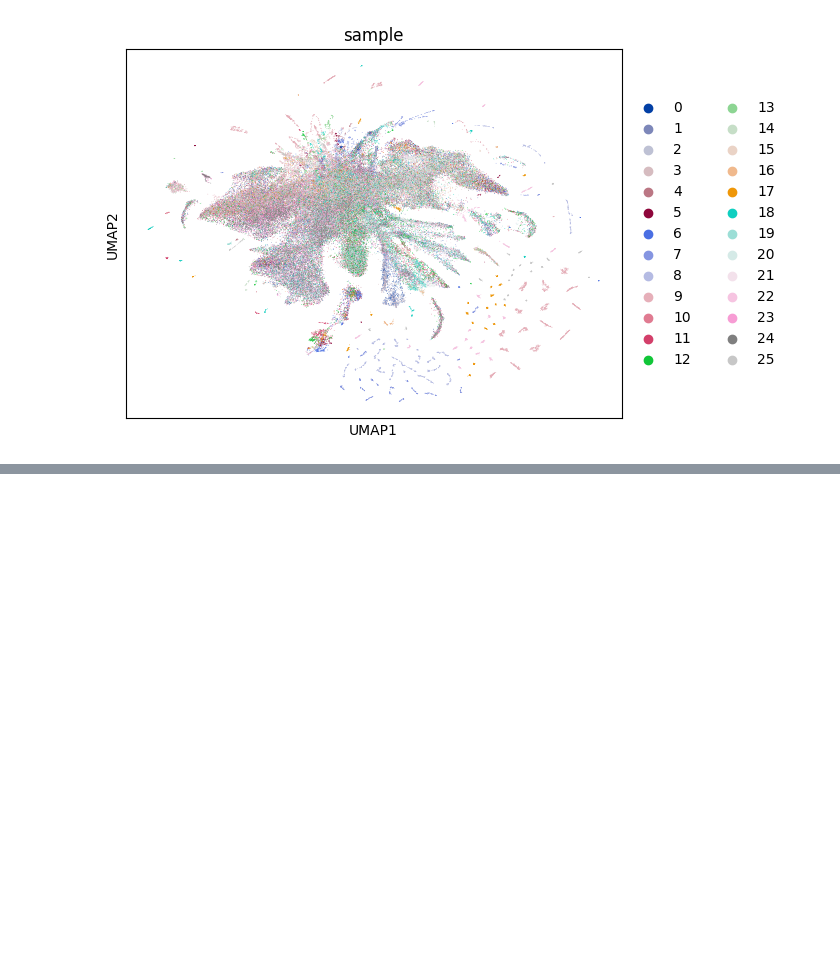
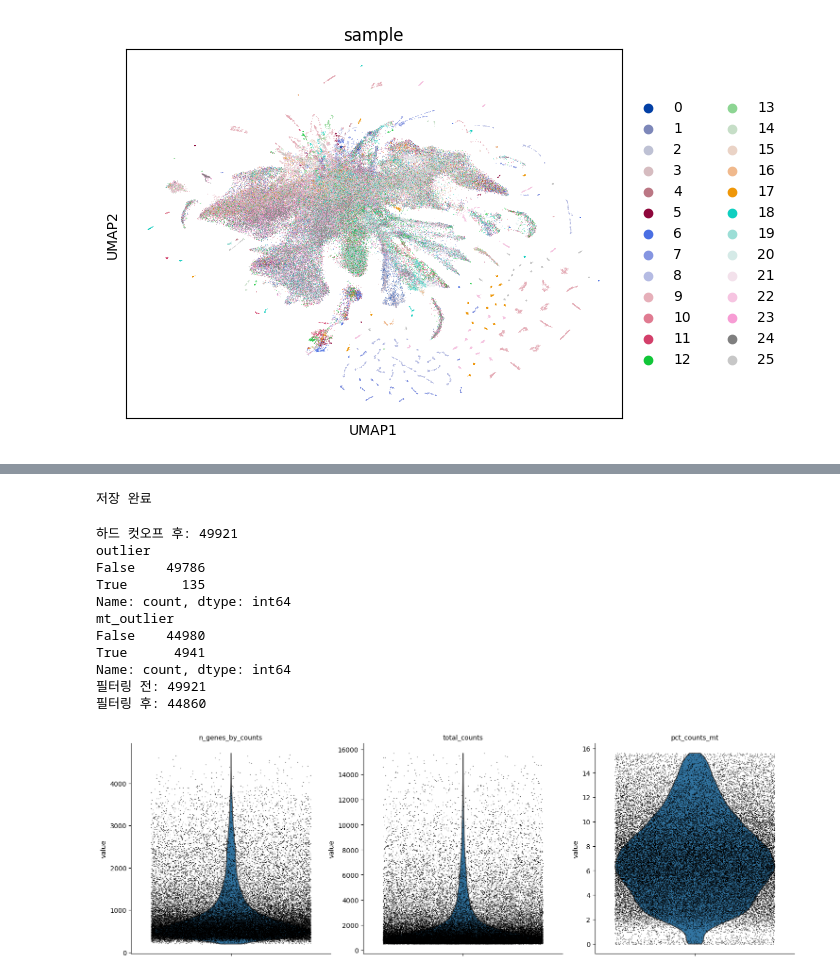
Before and after one commit to boeun02/scRNA-seq-Cancer-Immunology-Analysis, a Jupyter notebook: phase1_scrna/01_geo_pipeline.ipynb, the cells around one changed output, grey strips where cells are left out. Cells and saved outputs as stored; diff of their text form; code cells hidden in the pictures; blank space fills up the shorter version.

```diff
--- a/phase1_scrna/01_geo_pipeline.ipynb
+++ b/phase1_scrna/01_geo_pipeline.ipynb
@@ -337,0 +343,61 @@ print(adata.uns['neighbors'])
+# %%
+adata.write_h5ad('dataset/GSE127465_human_clustered.h5ad')
+print('저장 완료')
+# %% [output]
+저장 완료
+# %%
+import scanpy as sc
+import numpy as np
+from scipy.stats import median_abs_deviation
+
+# MAD 필터 + 하드 컷오프 병행
+adata = sc.read_h5ad('dataset/raw/GSE127465_human_all.h5ad')  # raw부터 다시
+
+# QC 지표 계산
+adata.var['mt'] = adata.var_names.str.startswith('MT-')
+adata.var['ribo'] = adata.var_names.str.startswith(('RPS', 'RPL'))
+adata.var['hb'] = adata.var_names.str.contains(r'^HB[ABDEGMQZ]\d*(?!\w)')
+sc.pp.calculate_qc_metrics(adata, qc_vars=['mt', 'ribo', 'hb'], percent_top=None, log1p=True, inplace=True)
+
+# 하드 컷오프
+adata = adata[adata.obs['n_genes_by_counts'] >= 200].copy()
+adata = adata[adata.obs['total_counts'] >= 500].copy()
+
+print(f'하드 컷오프 후: {adata.n_obs}')
+
+def is_outlier(adata, metric: str, nmads: int):
+    M = adata.obs[metric]
+    outlier = (M < np.median(M) - nmads * median_abs_deviation(M)) | \
+              (np.median(M) + nmads * median_abs_deviation(M) < M)
+    return outlier
+
+# MAD 필터
+adata.obs['outlier'] = (
+    is_outlier(adata, 'log1p_total_counts', 5)
+    | is_outlier(adata, 'log1p_n_genes_by_counts', 5)
+)
+adata.obs['mt_outlier'] = is_outlier(adata, 'pct_counts_mt', 3) | (adata.obs['pct_counts_mt'] > 20)
+
+print(adata.obs['outlier'].value_counts())
+print(adata.obs['mt_outlier'].value_counts())
+
+# 필터링 적용
+print(f'필터링 전: {adata.n_obs}')
+adata = adata[(~adata.obs['outlier']) & (~adata.obs['mt_outlier'])].copy()
+print(f'필터링 후: {adata.n_obs}')
+
+# 시각화
+sc.pl.violin(adata, ['n_genes_by_counts', 'total_counts', 'pct_counts_mt'], jitter=0.4, multi_panel=True)
+# %% [output]
+하드 컷오프 후: 49921
+outlier
+False    49786
+True       135
+Name: count, dtype: int64
+mt_outlier
+False    44980
+True      4941
+Name: count, dtype: int64
+필터링 전: 49921
+필터링 후: 44860
+[figure, added]
```
Also changed, not shown: parts of 5 cells of this notebook, 2 other files.
